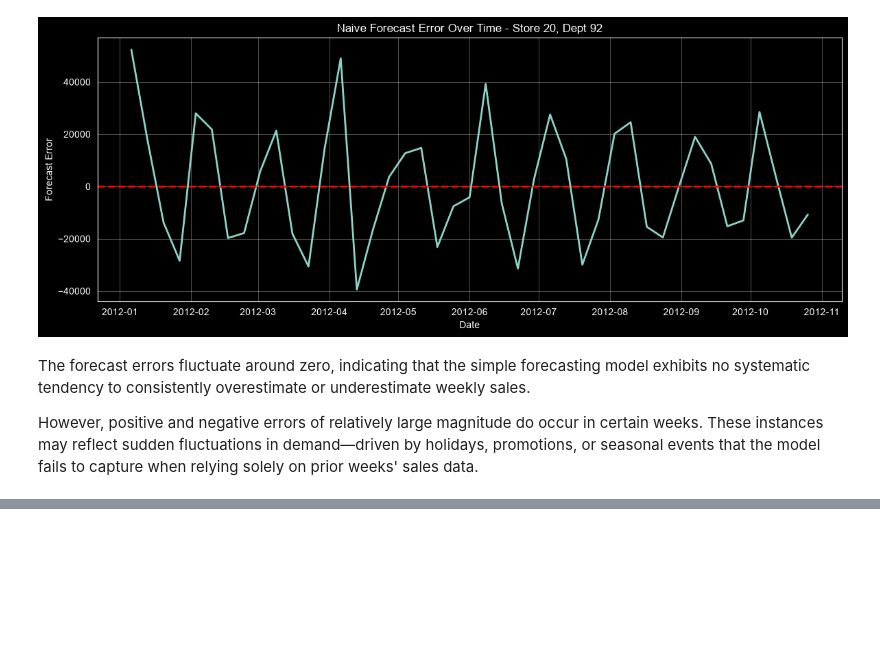
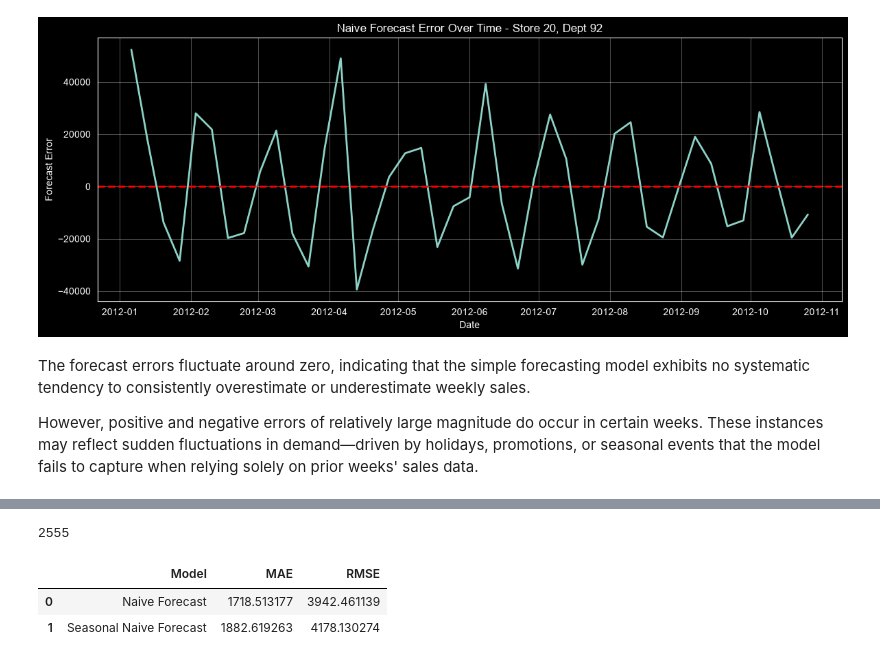
Before and after one commit to tuyettran15999/Walmart-Demand-Forecasting, a Jupyter notebook: notebook/04_Baseline_Forecasting.ipynb, the cells around one changed output, grey strips where cells are left out. Cells and saved outputs as stored; diff of their text form; code cells hidden in the pictures; blank space fills up the shorter version.

```diff
--- a/notebook/04_Baseline_Forecasting.ipynb
+++ b/notebook/04_Baseline_Forecasting.ipynb
@@ -306,0 +308,25 @@ However, positive and negative errors of relatively large magnitude do occur in
+# %%
+seasonal_pred = X_test["lag_52"]
+print(seasonal_pred.isna().sum())
+# %% [output]
+2555
+# %%
+seasonal_mask = seasonal_pred.notna()
+seasonal_mae = mean_absolute_error(y_test[seasonal_mask], seasonal_pred[seasonal_mask])
+
+seasonal_rmse = np.sqrt(mean_squared_error(y_test[seasonal_mask], seasonal_pred[seasonal_mask]))
+
+#seasonal_mask_mape = seasonal_pred.notna() & (y_test > 0)
+#seasonal_mape = mean_absolute_percentage_error(y_test[seasonal_mask_mape], seasonal_pred[seasonal_mask_mape])
+# %%
+baseline_results = pd.DataFrame({
+    "Model": ["Naive Forecast", "Seasonal Naive Forecast"],
+    "MAE": [naive_mae, seasonal_mae],
+    "RMSE": [naive_rmse, seasonal_rmse]
+})
+
+baseline_results
+# %% [output]
+|  | Model | MAE | RMSE |
+| 0 | Naive Forecast | 1718.513177 | 3942.461139 |
+| 1 | Seasonal Naive Forecast | 1882.619263 | 4178.130274 |
```
Also changed, not shown: parts of 14 cells of this notebook, 1 other file.
